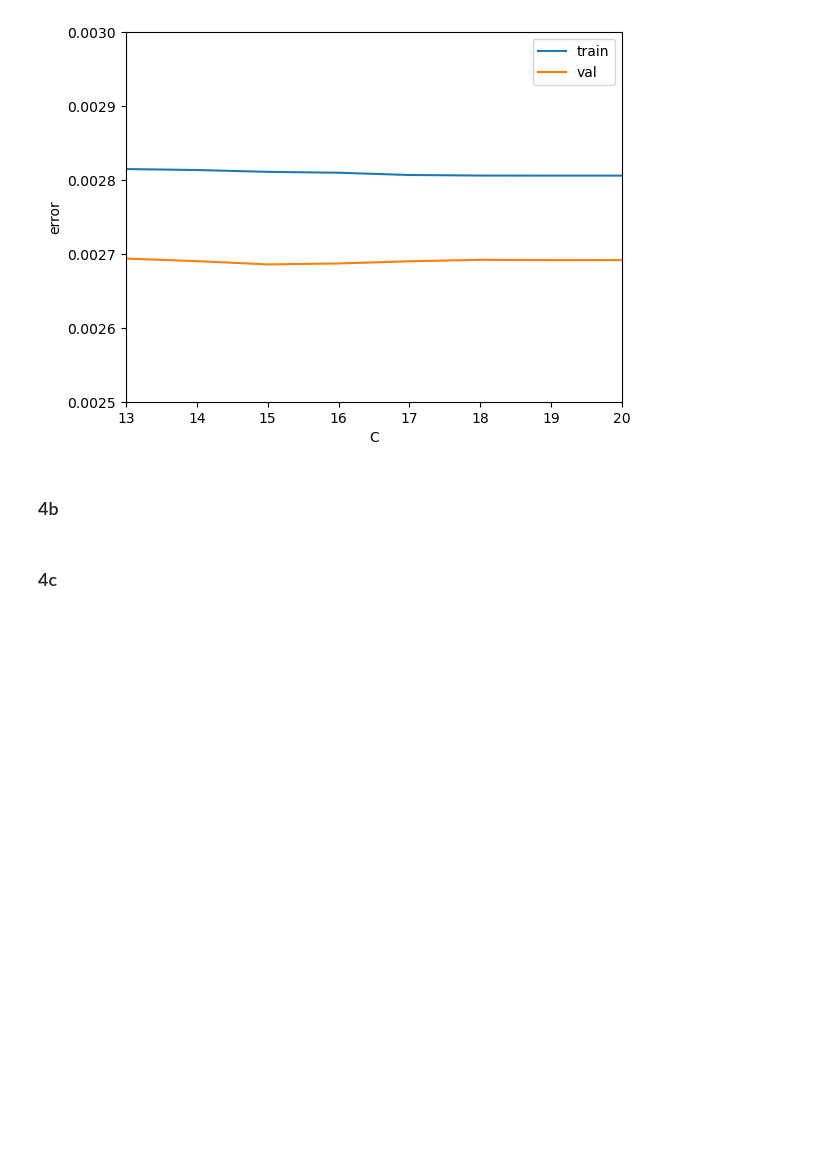
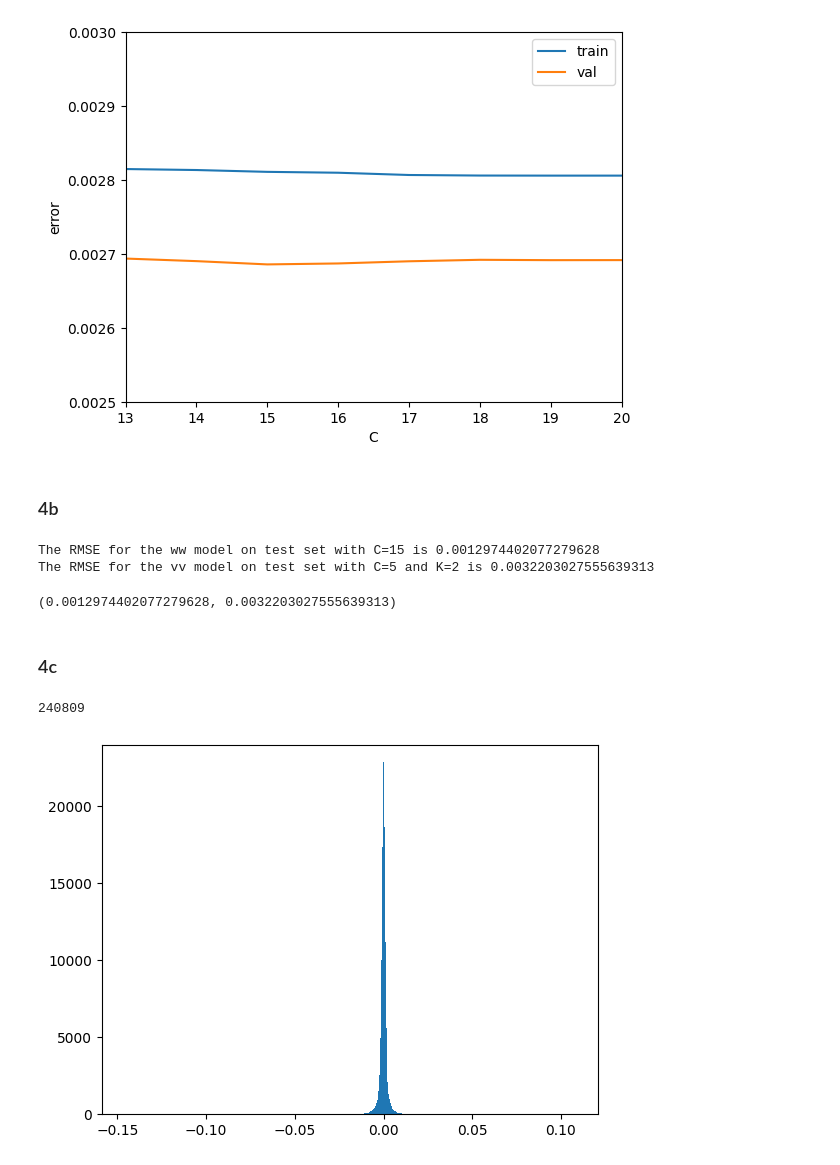
Before and after one commit to norris-mos/mlpr-signal_modelling, a Jupyter notebook: AS1_workbook.ipynb, the cells around one changed output. Saved outputs shown, nothing was run; the diff lists cells and outputs as text; code cells hidden in the pictures; blank space fills up the shorter version.

```diff
--- a/AS1_workbook.ipynb
+++ b/AS1_workbook.ipynb
@@ -205,4 +204,13 @@ q4.do_4b()
+# %%
+q4.do_4b(15,5,2,X_shuf_train, y_shuf_train, X_shuf_test, y_shuf_test)
+# %% [output]
+The RMSE for the ww model on test set with C=15 is 0.0012974402077279628
+The RMSE for the vv model on test set with C=5 and K=2 is 0.0032203027555639313
+(0.0012974402077279628, 0.0032203027555639313)
 # %% [markdown]
 ### 4c
 # %%
-q4.do_4c()
+q4.do_4c(15,X_shuf_val, y_shuf_val,X_shuf_train,y_shuf_train)
+# %% [output]
+240809
+[figure, added]
```
Also changed, not shown: parts of 7 cells of this notebook, 2 other files.
